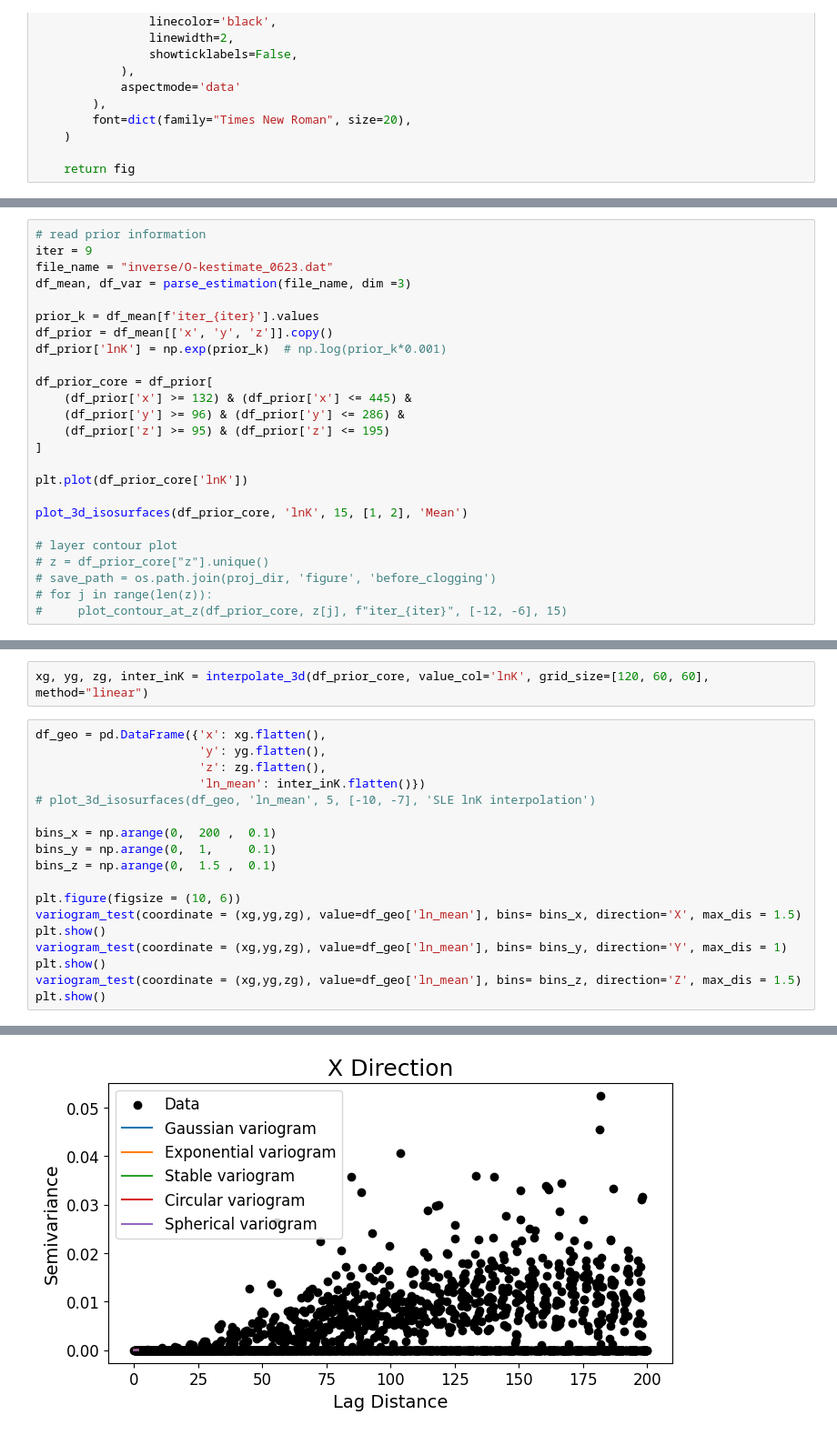
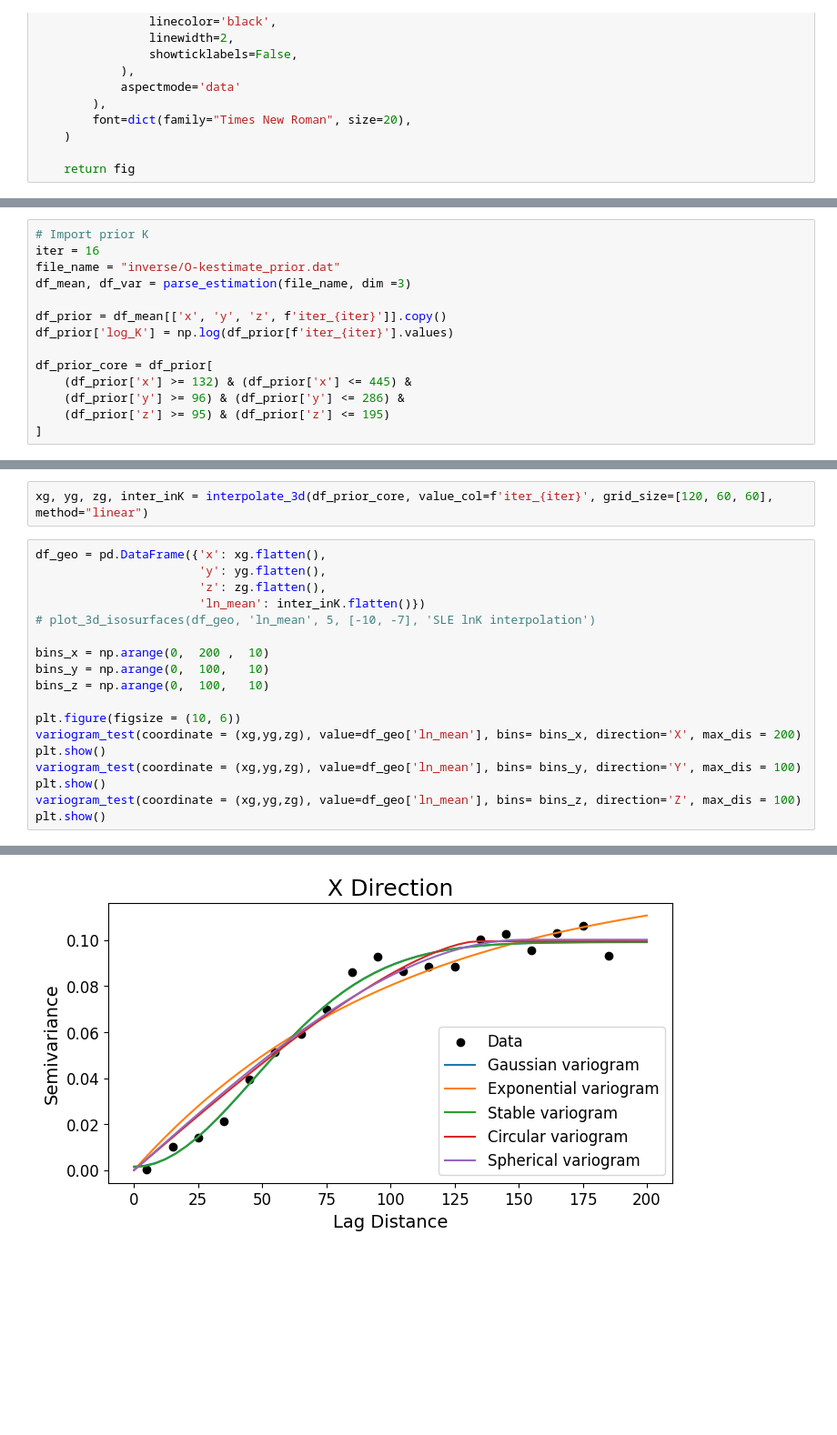
Before and after one commit to PseudoCaliina/HTNN_Sandbox, a Jupyter notebook: generate_crf.ipynb, the cells around one changed output, grey strips where cells are left out. Shown at 91% size. Cells and saved outputs as stored; diff of their text form; blank space fills up the shorter version.

```diff
--- a/generate_crf.ipynb
+++ b/generate_crf.ipynb
@@ -264,25 +332,14 @@ def plot_all_contours(df, col_name, value_range, contour_num, figsize):
 # %%
-# read prior information
-iter = 9
-file_name = "inverse/O-kestimate_0623.dat"
+# Import prior K
+iter = 16
+file_name = "inverse/O-kestimate_prior.dat"
 df_mean, df_var = parse_estimation(file_name, dim =3)
 
-prior_k = df_mean[f'iter_{iter}'].values
-df_prior = df_mean[['x', 'y', 'z']].copy()
-df_prior['lnK'] = np.exp(prior_k)  # np.log(prior_k*0.001)
+df_prior = df_mean[['x', 'y', 'z', f'iter_{iter}']].copy()
+df_prior['log_K'] = np.log(df_prior[f'iter_{iter}'].values)
 
 df_prior_core = df_prior[
     (df_prior['x'] >= 132) & (df_prior['x'] <= 445) &
     (df_prior['y'] >= 96) & (df_prior['y'] <= 286) &
     (df_prior['z'] >= 95) & (df_prior['z'] <= 195)
 ]
-
-plt.plot(df_prior_core['lnK'])
-
-plot_3d_isosurfaces(df_prior_core, 'lnK', 15, [1, 2], 'Mean')
-
-# layer contour plot
-# z = df_prior_core["z"].unique()
-# save_path = os.path.join(proj_dir, 'figure', 'before_clogging')
-# for j in range(len(z)):
-#     plot_contour_at_z(df_prior_core, z[j], f"iter_{iter}", [-12, -6], 15)
@@ -291,5 +368,5 @@ plot_3d_isosurfaces(df_prior_core, 'lnK', 15, [1, 2], 'Mean')
 # %%
-xg, yg, zg, inter_inK = interpolate_3d(df_prior_core, value_col='lnK', grid_size=[120, 60, 60], method="linear")
+xg, yg, zg, inter_inK = interpolate_3d(df_prior_core, value_col=f'iter_{iter}', grid_size=[120, 60, 60], method="linear")
 # %%
 df_geo = pd.DataFrame({'x': xg.flatten(),
                        'y': yg.flatten(),
@@ -297,16 +374,16 @@ df_geo = pd.DataFrame({'x': xg.flatten(),
                        'ln_mean': inter_inK.flatten()})
 # plot_3d_isosurfaces(df_geo, 'ln_mean', 5, [-10, -7], 'SLE lnK interpolation')
 
-bins_x = np.arange(0,  200 ,  0.1)
-bins_y = np.arange(0,  1,     0.1)
-bins_z = np.arange(0,  1.5 ,  0.1)
+bins_x = np.arange(0,  200 ,  10)
+bins_y = np.arange(0,  100,   10)
+bins_z = np.arange(0,  100,   10)
 
 plt.figure(figsize = (10, 6))
-variogram_test(coordinate = (xg,yg,zg), value=df_geo['ln_mean'], bins= bins_x, direction='X', max_dis = 1.5)
+variogram_test(coordinate = (xg,yg,zg), value=df_geo['ln_mean'], bins= bins_x, direction='X', max_dis = 200)
 plt.show()
-variogram_test(coordinate = (xg,yg,zg), value=df_geo['ln_mean'], bins= bins_y, direction='Y', max_dis = 1)
+variogram_test(coordinate = (xg,yg,zg), value=df_geo['ln_mean'], bins= bins_y, direction='Y', max_dis = 100)
 plt.show()
-variogram_test(coordinate = (xg,yg,zg), value=df_geo['ln_mean'], bins= bins_z, direction='Z', max_dis = 1.5)
+variogram_test(coordinate = (xg,yg,zg), value=df_geo['ln_mean'], bins= bins_z, direction='Z', max_dis = 100)
 plt.show()
 # %% [output]
 -------------- Variogram Fitting for X Direction --------------
@@ -323,3 +400,3 @@ Spherical(dim=3, var=0.00497, len_scale=1.72e+02)
 <Figure size 1000x600 with 0 Axes>
-[figure, old version]
+[figure, new version]
 -------------- Variogram Fitting for Y Direction --------------
```
Also changed, not shown: parts of 9 cells of this notebook, 5 other files.
